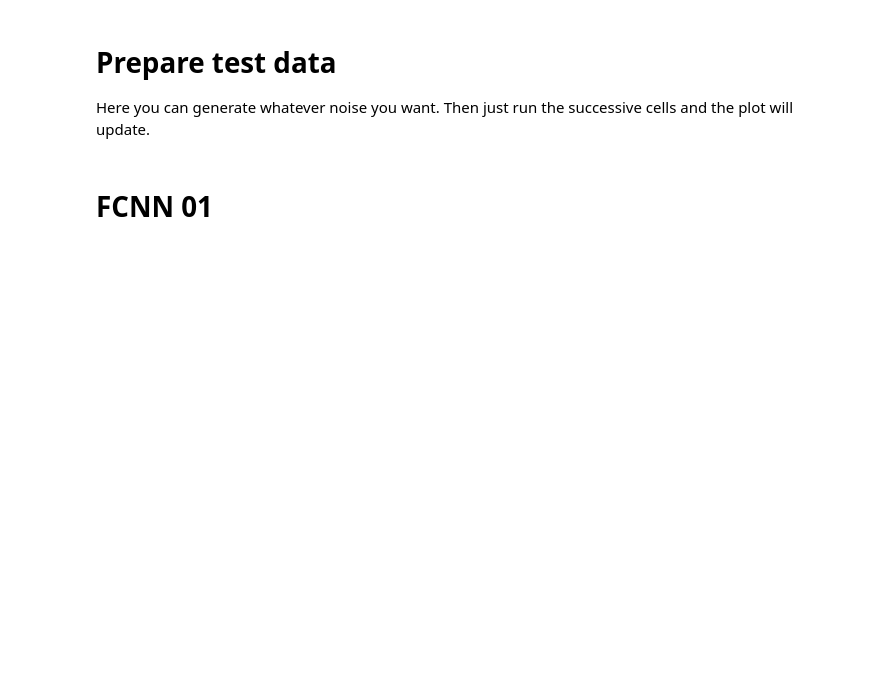
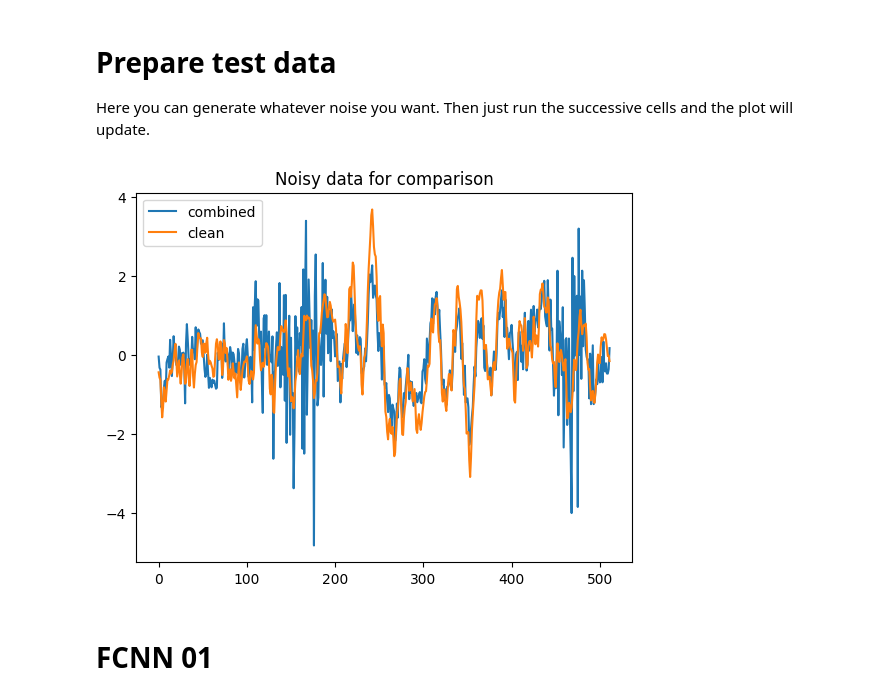
Before and after one commit to ankimme/vut-bria-eeg-cleaning, a Jupyter notebook: model_evaluation.ipynb, the cells around one changed output. Cells and saved outputs as stored; diff of their text form; code cells hidden in the pictures; blank space fills up the shorter version.

```diff
--- a/model_evaluation.ipynb
+++ b/model_evaluation.ipynb
@@ -136,15 +136,17 @@ def compare_prediction(model: torch.nn.Module, combined: np.ndarray, clean: np.n
 # Prepare test data
 Here you can generate whatever noise you want. Then just run the successive cells and the plot will update.
 # %%
-_, dl_test = create_dataloader(None, [NoiseTypeEnum.EOG])
+_, dl_test = create_dataloader(None, [NoiseTypeEnum.EMG])
 
 combined, clean = next(iter(dl_test))
 combined.shape
 plt.plot(combined)
 plt.plot(clean)
 plt.legend(['combined', 'clean'])
 plt.title("Noisy data for comparison")
 plt.show()
+# %% [output]
+[figure, added]
 # %% [markdown]
 # FCNN 01
 # %%
```
Also changed, not shown: parts of 24 cells of this notebook, 3 other files.
